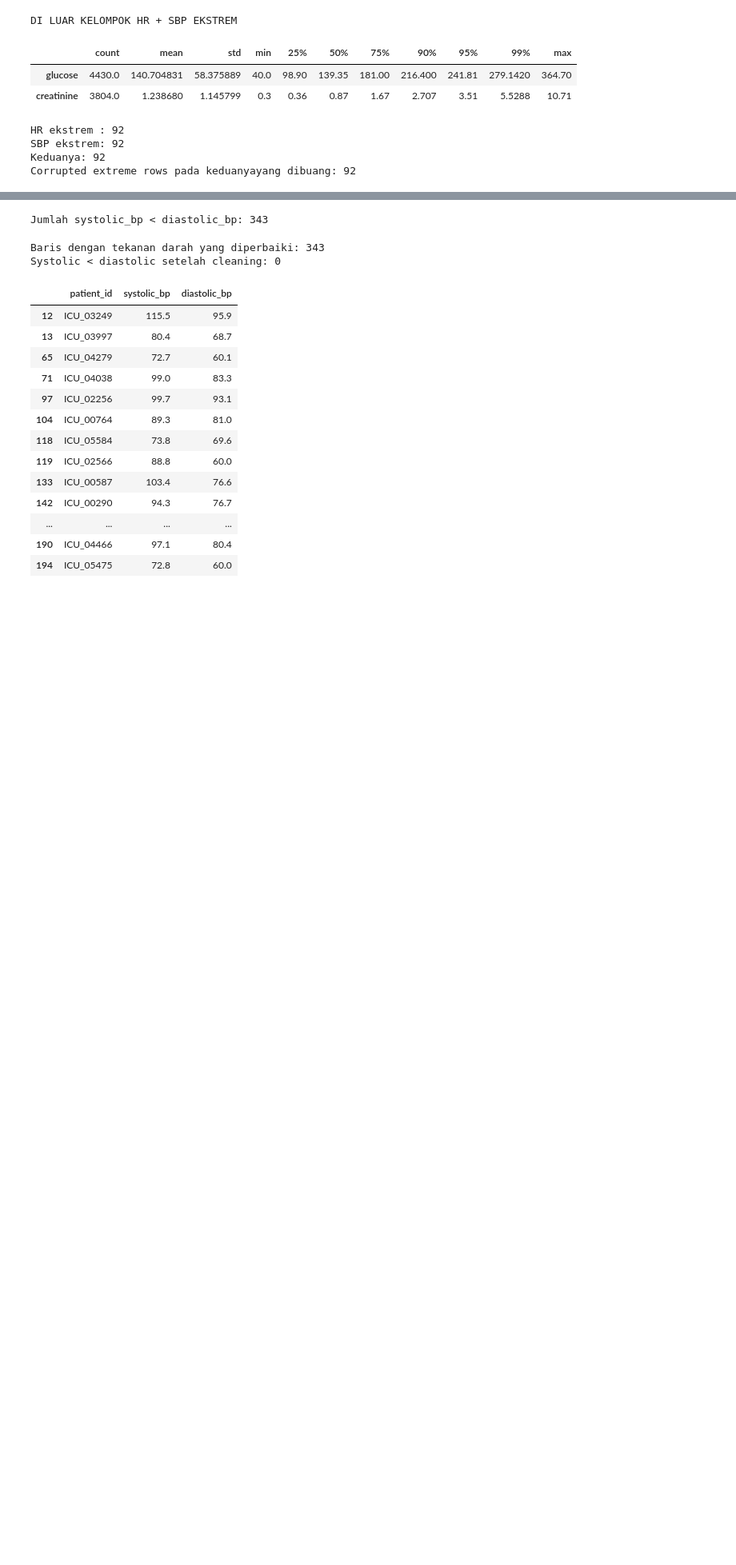
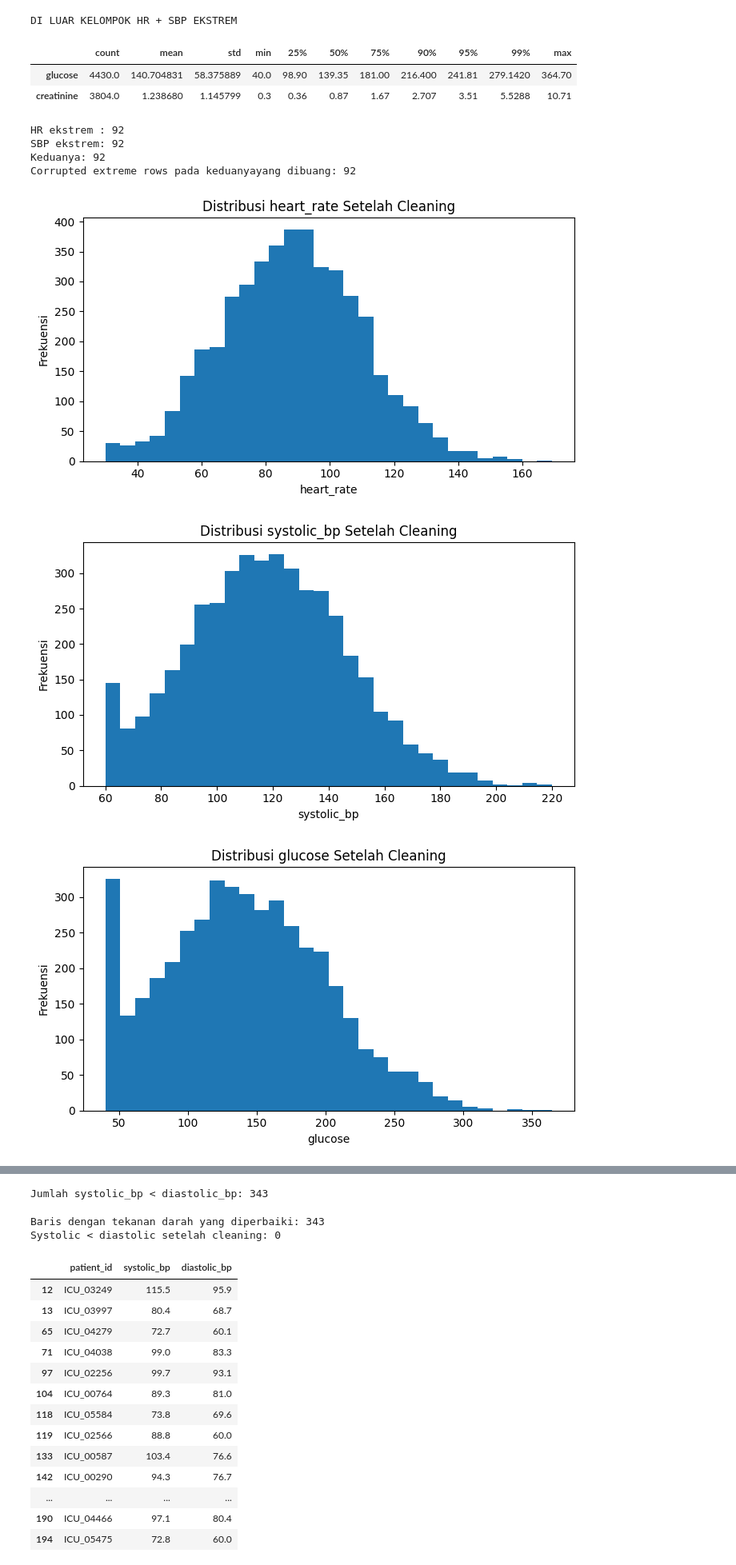
Before and after one commit to ibnuazahranltua-art/icu_dataklasifikasi, a Jupyter notebook: tambahan_revisi.ipynb, the cells around one changed output, grey strips where cells are left out. Shown at 80% size. Drawn from its saved outputs; the diff is of its cells as text; code cells hidden in the pictures; blank space fills up the shorter version.

```diff
--- a/tambahan_revisi.ipynb
+++ b/tambahan_revisi.ipynb
@@ -849,13 +853,18 @@ SBP ekstrem: 92
 Keduanya: 92
 Corrupted extreme rows pada keduanyayang dibuang: 92
 # %%
-# fitur_cleaning = ["heart_rate","systolic_bp","glucose", "creatinine"]
+# cek distribusi setelah cleaning
+fitur_cleaning = ["heart_rate","systolic_bp","glucose", "creatinine"]
 
-# for col in fitur_cleaning:
-#     plt.figure(figsize=(7, 4))
-#     plt.hist(df_clean[col].dropna(),bins=30)
-#     plt.title(f"Distribusi {col} Setelah Cleaning")
-#     plt.xlabel(col)
-#     plt.ylabel("Frekuensi")
-#     plt.tight_layout()
-#     plt.show()
+for col in fitur_cleaning:
+    plt.figure(figsize=(7, 4))
+    plt.hist(df_clean[col].dropna(),bins=30)
+    plt.title(f"Distribusi {col} Setelah Cleaning")
+    plt.xlabel(col)
+    plt.ylabel("Frekuensi")
+    plt.tight_layout()
+    plt.show()
+# %% [output]
+[figure, added]
+[figure, added]
+[figure, added]
```
Also changed, not shown: parts of 3 cells of this notebook.
